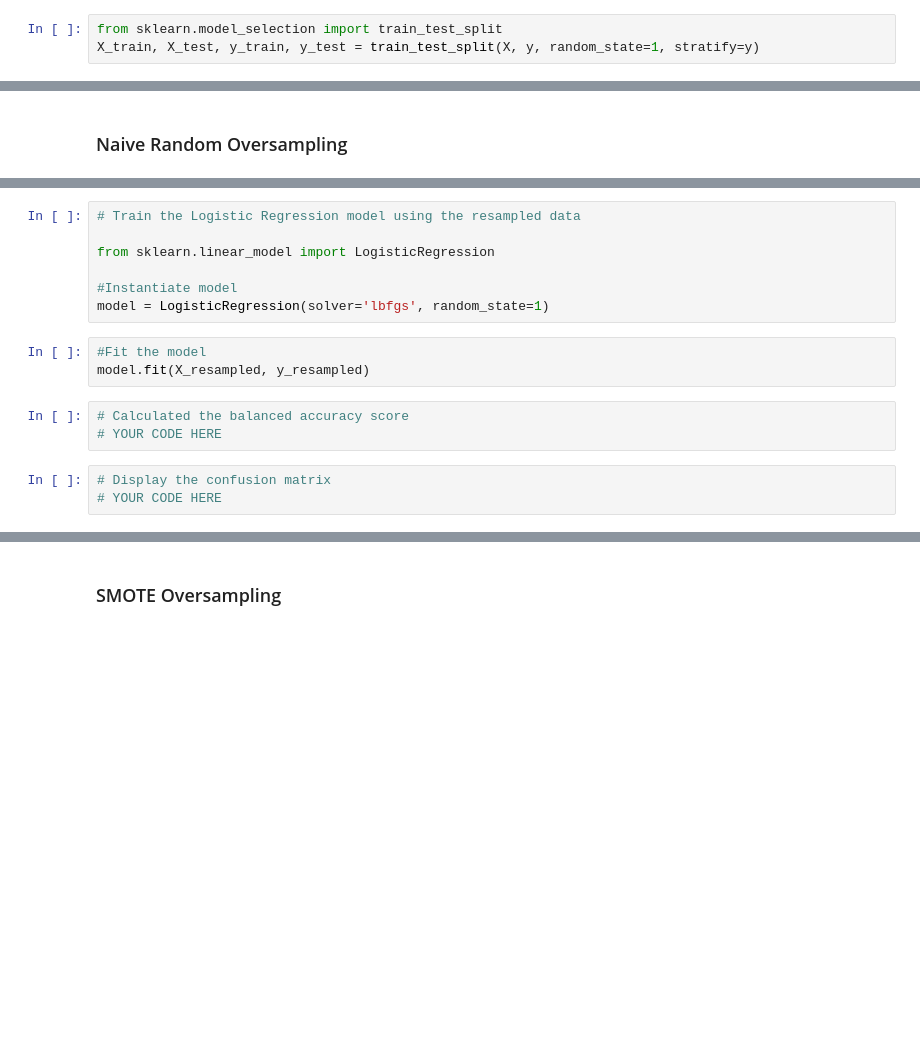
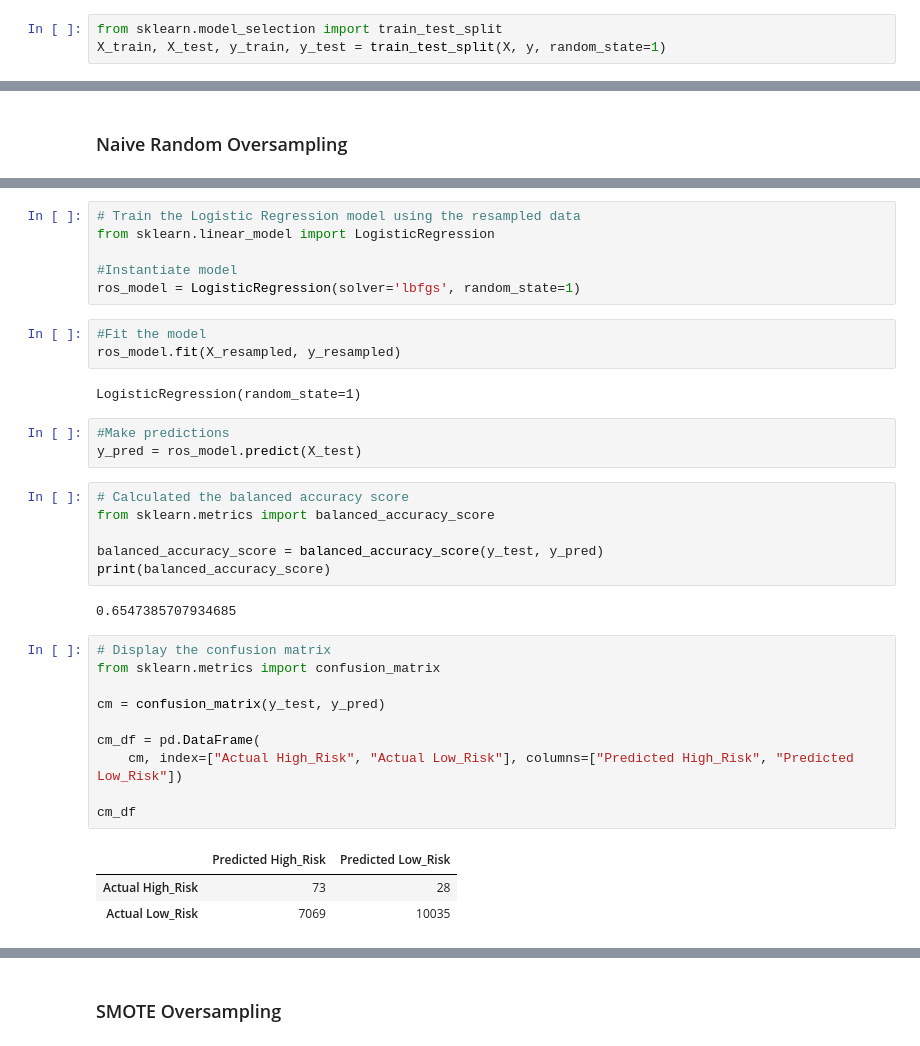
Before and after one commit to betsysavage/Credit_Risk_Analysis, a Jupyter notebook: credit_risk_resampling.ipynb, the cells around one changed output, grey strips where cells are left out. Saved outputs shown, nothing was run; the diff lists cells and outputs as text; blank space fills up the shorter version.

```diff
--- a/credit_risk_resampling.ipynb
+++ b/credit_risk_resampling.ipynb
@@ -124,4 +124,4 @@ high_risk      347
 Name: loan_status, dtype: int64
 # %%
 from sklearn.model_selection import train_test_split
-X_train, X_test, y_train, y_test = train_test_split(X, y, random_state=1, stratify=y)
+X_train, X_test, y_train, y_test = train_test_split(X, y, random_state=1)
@@ -151,18 +159,38 @@ Counter({'low_risk': 51352, 'high_risk': 51352})
 # %%
 # Train the Logistic Regression model using the resampled data
-
 from sklearn.linear_model import LogisticRegression
 
 #Instantiate model
-model = LogisticRegression(solver='lbfgs', random_state=1)
+ros_model = LogisticRegression(solver='lbfgs', random_state=1)
 # %%
 #Fit the model
-model.fit(X_resampled, y_resampled)
+ros_model.fit(X_resampled, y_resampled)
+# %% [output]
+LogisticRegression(random_state=1)
+# %%
+#Make predictions
+y_pred = ros_model.predict(X_test)
 # %%
 # Calculated the balanced accuracy score
-# YOUR CODE HERE
+from sklearn.metrics import balanced_accuracy_score
+
+balanced_accuracy_score = balanced_accuracy_score(y_test, y_pred)
+print(balanced_accuracy_score)
+# %% [output]
+0.6547385707934685
-# %%
-# Display the confusion matrix
-# YOUR CODE HERE
+# %%
+# Display the confusion matrix
+from sklearn.metrics import confusion_matrix
+
+cm = confusion_matrix(y_test, y_pred)
+
+cm_df = pd.DataFrame(
+    cm, index=["Actual High_Risk", "Actual Low_Risk"], columns=["Predicted High_Risk", "Predicted Low_Risk"])
+
+cm_df
+# %% [output]
+|  | Predicted High_Risk | Predicted Low_Risk |
+| Actual High_Risk | 73 | 28 |
+| Actual Low_Risk | 7069 | 10035 |
 # %%
 # Print the imbalanced classification report
```
Also changed, not shown: parts of 31 cells of this notebook.
